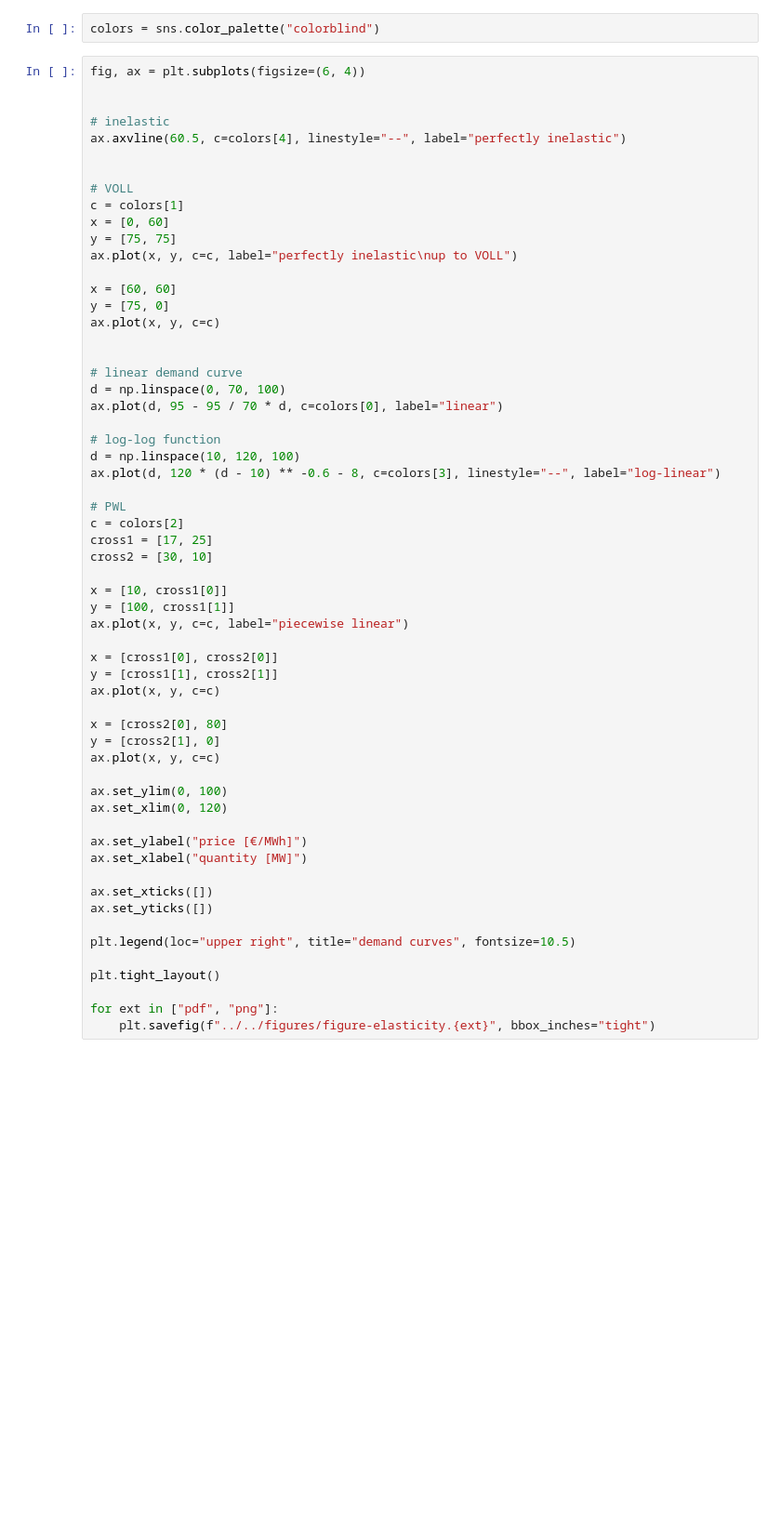
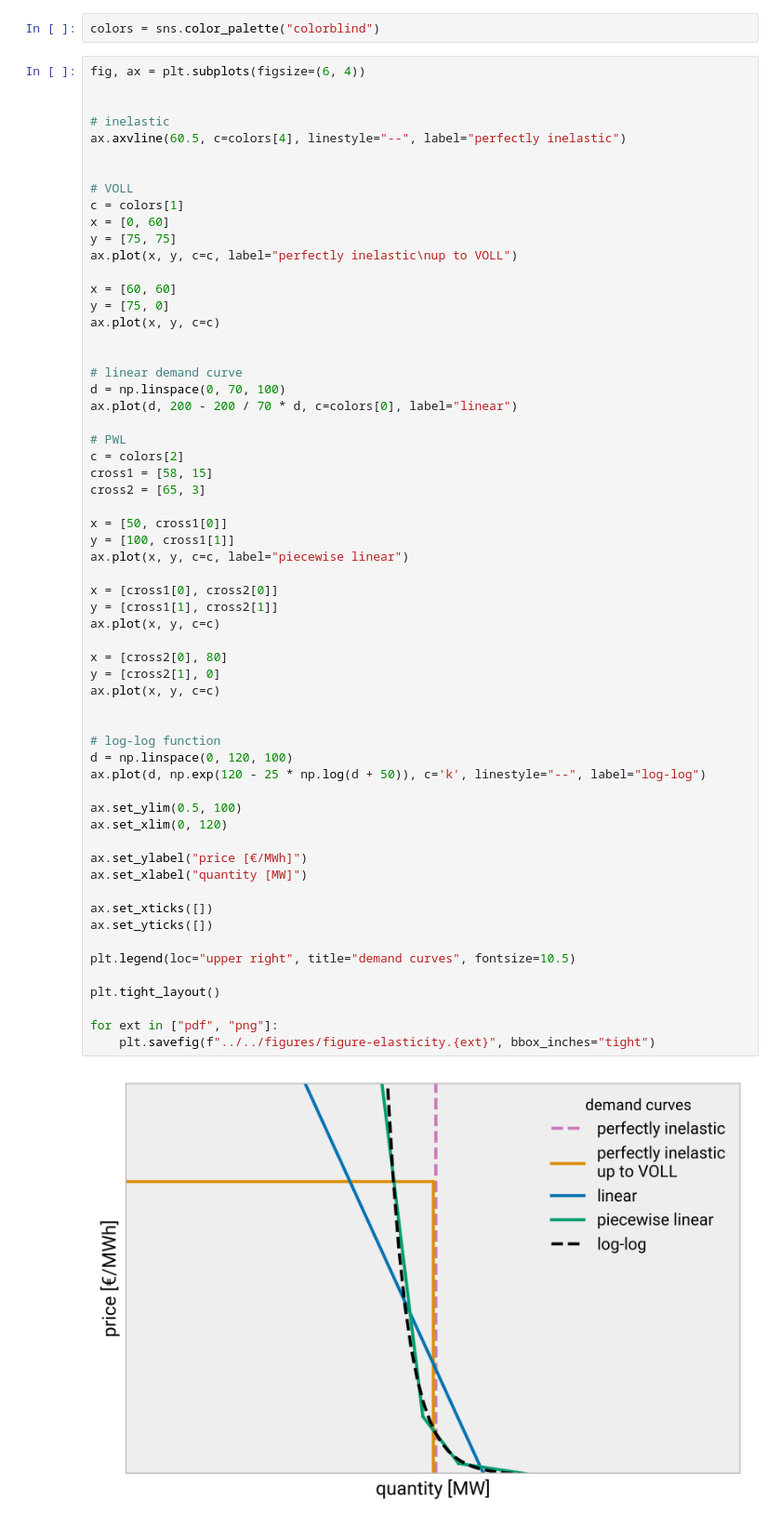
Before and after one commit to fneum/price-formation, a Jupyter notebook: workflow/notebooks/plot-demand-elasticity.ipynb, the cells around one changed output. Shown at 93% size. Saved outputs shown, nothing was run; the diff lists cells and outputs as text; blank space fills up the shorter version.

```diff
--- a/workflow/notebooks/plot-demand-elasticity.ipynb
+++ b/workflow/notebooks/plot-demand-elasticity.ipynb
@@ -28,41 +28,44 @@ ax.plot(x, y, c=c)
 
 # linear demand curve
 d = np.linspace(0, 70, 100)
-ax.plot(d, 95 - 95 / 70 * d, c=colors[0], label="linear")
-
-# log-log function
-d = np.linspace(10, 120, 100)
-ax.plot(d, 120 * (d - 10) ** -0.6 - 8, c=colors[3], linestyle="--", label="log-linear")
+ax.plot(d, 200 - 200 / 70 * d, c=colors[0], label="linear")
 
 # PWL
 c = colors[2]
-cross1 = [17, 25]
-cross2 = [30, 10]
+cross1 = [58, 15]
+cross2 = [65, 3]
 
-x = [10, cross1[0]]
+x = [50, cross1[0]]
 y = [100, cross1[1]]
 ax.plot(x, y, c=c, label="piecewise linear")
 
 x = [cross1[0], cross2[0]]
 y = [cross1[1], cross2[1]]
 ax.plot(x, y, c=c)
 
 x = [cross2[0], 80]
 y = [cross2[1], 0]
 ax.plot(x, y, c=c)
 
-ax.set_ylim(0, 100)
+
+# log-log function
+d = np.linspace(0, 120, 100)
+ax.plot(d, np.exp(120 - 25 * np.log(d + 50)), c='k', linestyle="--", label="log-log")
+
+ax.set_ylim(0.5, 100)
 ax.set_xlim(0, 120)
 
 ax.set_ylabel("price [€/MWh]")
 ax.set_xlabel("quantity [MW]")
 
 ax.set_xticks([])
 ax.set_yticks([])
 
 plt.legend(loc="upper right", title="demand curves", fontsize=10.5)
 
 plt.tight_layout()
 
 for ext in ["pdf", "png"]:
     plt.savefig(f"../../figures/figure-elasticity.{ext}", bbox_inches="tight")
+# %% [output]
+[figure, added]
```
